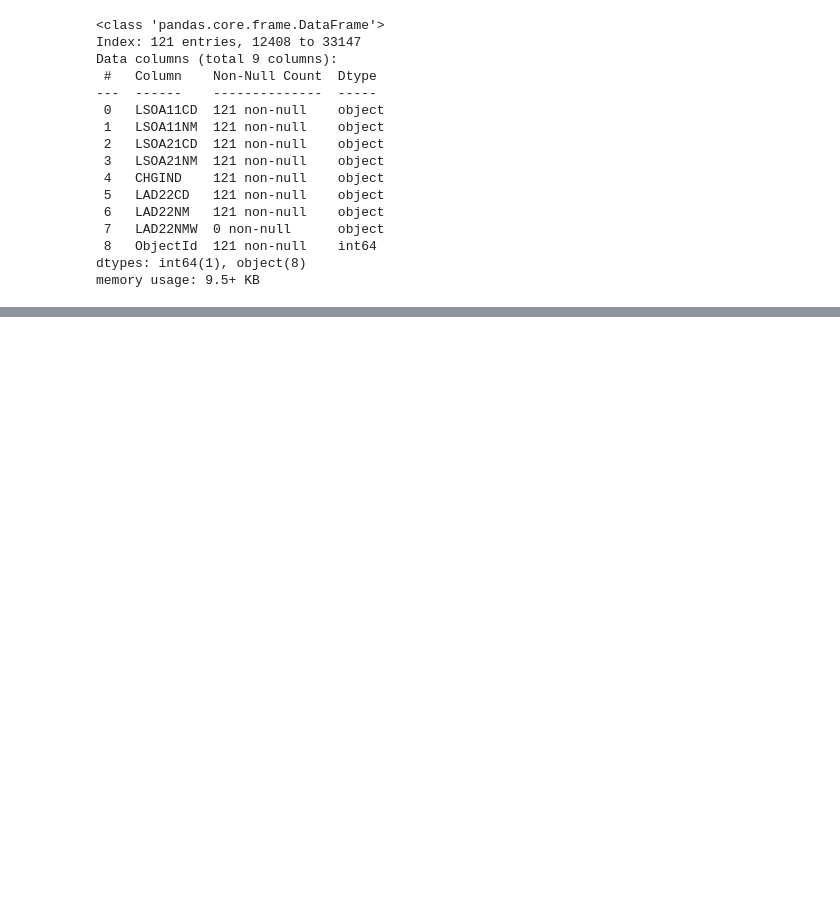
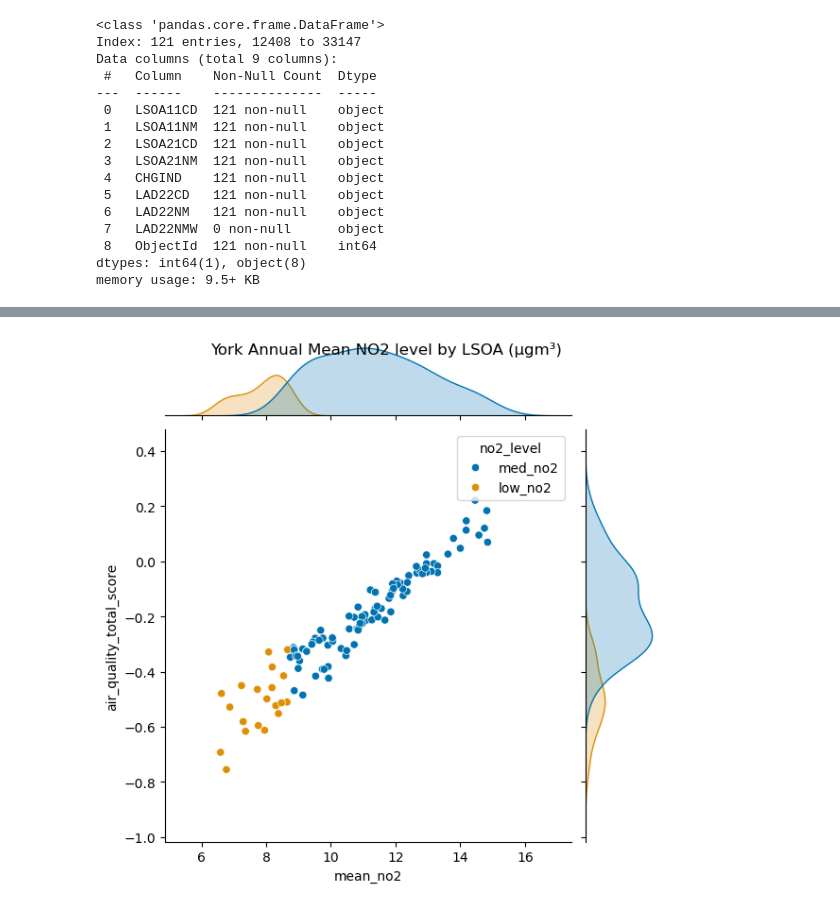
Before and after one commit to FionaJenHallam/FH-GEOG5995M-Final-Project, a Jupyter notebook: FH_GEOG5995m_Final_Project.ipynb, the cells around one changed output, grey strips where cells are left out. Saved outputs shown, nothing was run; the diff lists cells and outputs as text; code cells hidden in the pictures; blank space fills up the shorter version.

```diff
--- a/FH_GEOG5995m_Final_Project.ipynb
+++ b/FH_GEOG5995m_Final_Project.ipynb
@@ -197,0 +422,6 @@ geoyork.head()
+# %%
+sns.jointplot(x='mean_no2',y='air_quality_total_score', hue='no2_level', palette='colorblind', data=yorkahah)
+
+plt.suptitle("York Annual Mean NO2 level by LSOA (μgm³)");
+# %% [output]
+[figure, added]
```
Also changed, not shown: parts of 46 cells of this notebook.
